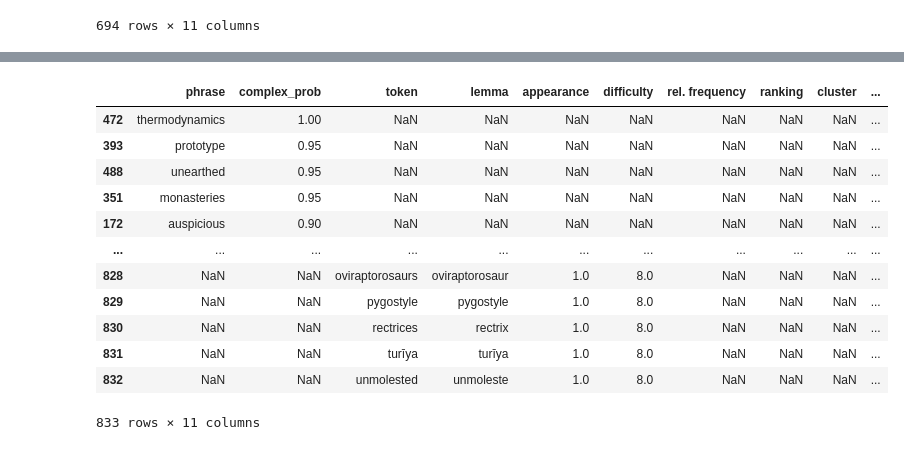
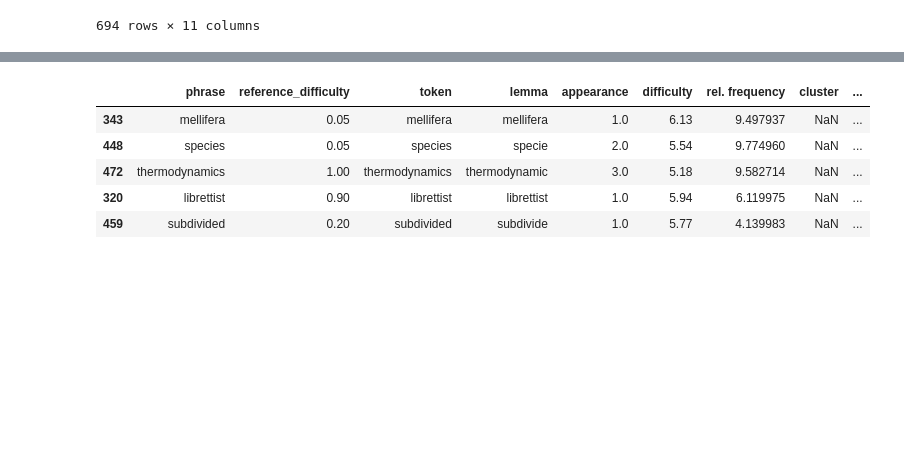
Before and after one commit to OshFrosch/Vocabulary-Predictor, a Jupyter notebook: src/notebooks/create_evaluation_reference.ipynb, the cells around one changed output, grey strips where cells are left out. Cells and saved outputs as stored; diff of their text form; code cells hidden in the pictures; blank space fills up the shorter version.

Commit message:
updates reference data creation to use complete sentences

```diff
--- a/src/notebooks/create_evaluation_reference.ipynb
+++ b/src/notebooks/create_evaluation_reference.ipynb
@@ -35,9 +36,16 @@ def get_words(data):
     words = data[data['num_words']==1]
     words['phrase'].str.lower()
     words['phrase'].str.strip()
-    words = words.groupby('phrase')['complex_prob'].apply(max).reset_index()
+    words = words.rename(columns={'complex_prob': 'reference_difficulty'})
+    words = words.groupby('phrase')['reference_difficulty'].apply(max).reset_index()
     return words
 
+def get_sentences(data):
+    return data['sentence'].unique()
+
 words = get_words(data)
-words[['phrase', 'complex_prob']].sort_values(['complex_prob'], ascending=False)
+words[['phrase', 'reference_difficulty']].sort_values(['reference_difficulty'], ascending=False)
+
+sentences = get_sentences(data)
+sentences
 # %% [output]
@@ -57,16 +69,19 @@ words[['phrase', 'complex_prob']].sort_values(['complex_prob'], ascending=False)
 # %%
-def get_text_and_metadata(words):
+def get_text_and_metadata(data):
 
-    text = " ".join(words['phrase'].tolist())
+    sentences = get_sentences(data)
+    words = get_words(data)
+
+    text = " ".join(sentences.tolist())
 
     phrases = words['phrase'].to_list()
-    weights = words['complex_prob'].to_list()
+    weights = words['reference_difficulty'].to_list()
 
 
-    word_weights = words[['phrase', 'complex_prob']]
+    word_weights = words[['phrase', 'reference_difficulty']]
 
     return text, word_weights
 
 
-print(get_text_and_metadata(words))
+print(get_text_and_metadata(data))
 # %% [output]
@@ -94,8 +109,7 @@ texts, wordsets = [],[]
 
 for name, dataset in zip(dataset_names, datasets):
     data = pd.read_csv(dataset, sep='\t', names=headers)
-    words = get_words(data)
-    text, wordset = get_text_and_metadata(words)
+    text, wordset = get_text_and_metadata(data)
 
     texts.append(text)
     wordsets.append(wordset)
@@ -137,28 +147,12 @@ Name: token, Length: 325, dtype: float64
-# %%
-def evaluate_ranking(reference_df, df_under_test):
-    df_under_test['token'].str.lower()
-
-    res = reference_df.merge(df_under_test, "outer", left_on="phrase", right_on="token")
-
-    res["ranking_error"] = (
-        abs(res["complex_prob"] - res["ranking"]) * res["complex_prob"]
-    )
-
-    return res
 # %%
-df_res = evaluate_ranking(wordsets[0], df)
-df_res.sort_values(by='complex_prob', axis=0, ascending=False, na_position="last")
+from utils.evaluation_utils.evaluation import evaluate_ranking
+
+df_res, correlation, drop = evaluate_ranking(wordsets[0], df)
+df_res.sort_values(by='ranking', axis=0, ascending=False, na_position="last").head(5)
 # %% [output]
-|  | phrase | complex_prob | token | lemma | appearance | difficulty | rel. frequency | ranking | cluster | ... |
-| 472 | thermodynamics | 1.00 | NaN | NaN | NaN | NaN | NaN | NaN | NaN | ... |
-| 393 | prototype | 0.95 | NaN | NaN | NaN | NaN | NaN | NaN | NaN | ... |
-| 488 | unearthed | 0.95 | NaN | NaN | NaN | NaN | NaN | NaN | NaN | ... |
-| 351 | monasteries | 0.95 | NaN | NaN | NaN | NaN | NaN | NaN | NaN | ... |
-| 172 | auspicious | 0.90 | NaN | NaN | NaN | NaN | NaN | NaN | NaN | ... |
-| ... | ... | ... | ... | ... | ... | ... | ... | ... | ... | ... |
-| 828 | NaN | NaN | oviraptorosaurs | oviraptorosaur | 1.0 | 8.0 | NaN | NaN | NaN | ... |
-| 829 | NaN | NaN | pygostyle | pygostyle | 1.0 | 8.0 | NaN | NaN | NaN | ... |
-| 830 | NaN | NaN | rectrices | rectrix | 1.0 | 8.0 | NaN | NaN | NaN | ... |
-| 831 | NaN | NaN | turīya | turīya | 1.0 | 8.0 | NaN | NaN | NaN | ... |
-| 832 | NaN | NaN | unmolested | unmoleste | 1.0 | 8.0 | NaN | NaN | NaN | ... |
+|  | phrase | reference_difficulty | token | lemma | appearance | difficulty | rel. frequency | cluster | ... |
+| 343 | mellifera | 0.05 | mellifera | mellifera | 1.0 | 6.13 | 9.497937 | NaN | ... |
+| 448 | species | 0.05 | species | specie | 2.0 | 5.54 | 9.774960 | NaN | ... |
+| 472 | thermodynamics | 1.00 | thermodynamics | thermodynamic | 3.0 | 5.18 | 9.582714 | NaN | ... |
+| 320 | librettist | 0.90 | librettist | librettist | 1.0 | 5.94 | 6.119975 | NaN | ... |
+| 459 | subdivided | 0.20 | subdivided | subdivide | 1.0 | 5.77 | 4.139983 | NaN | ... |
-833 rows × 11 columns
```
Also changed, not shown: parts of 10 cells of this notebook, 6 other files.
